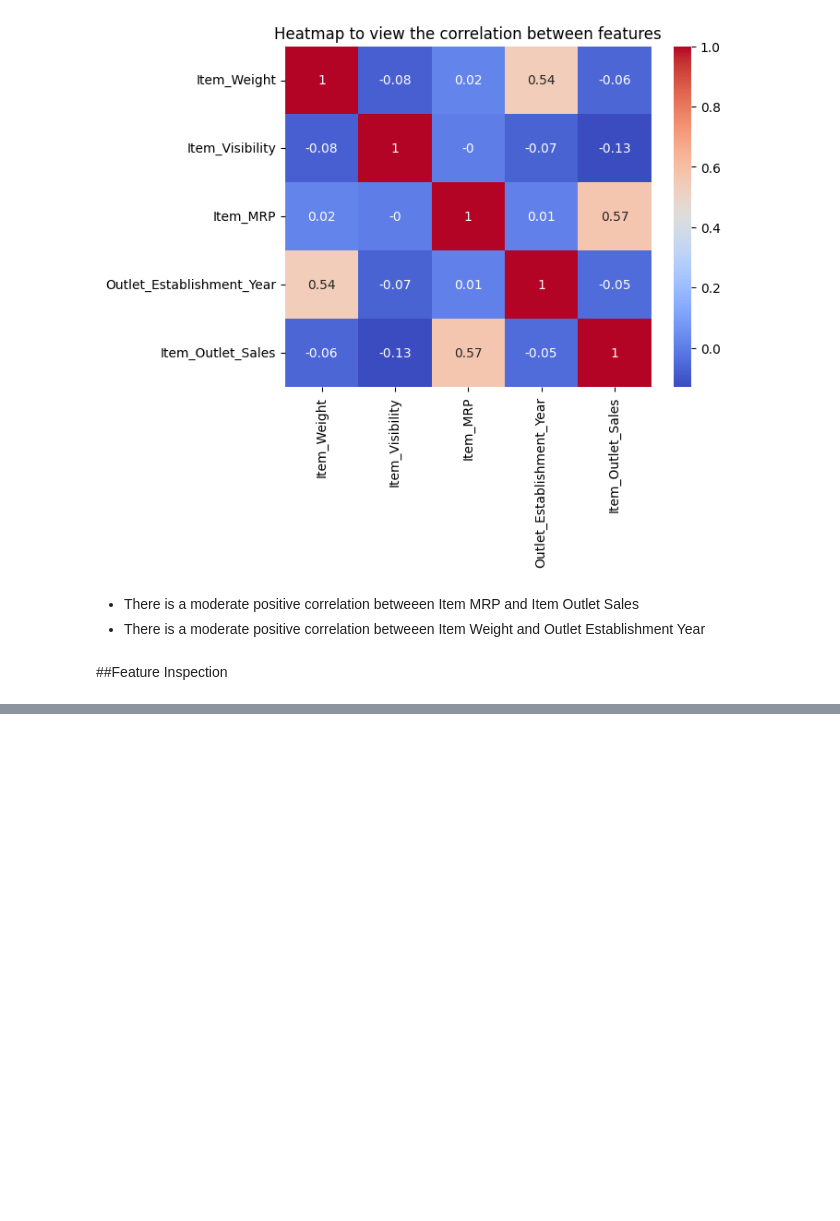
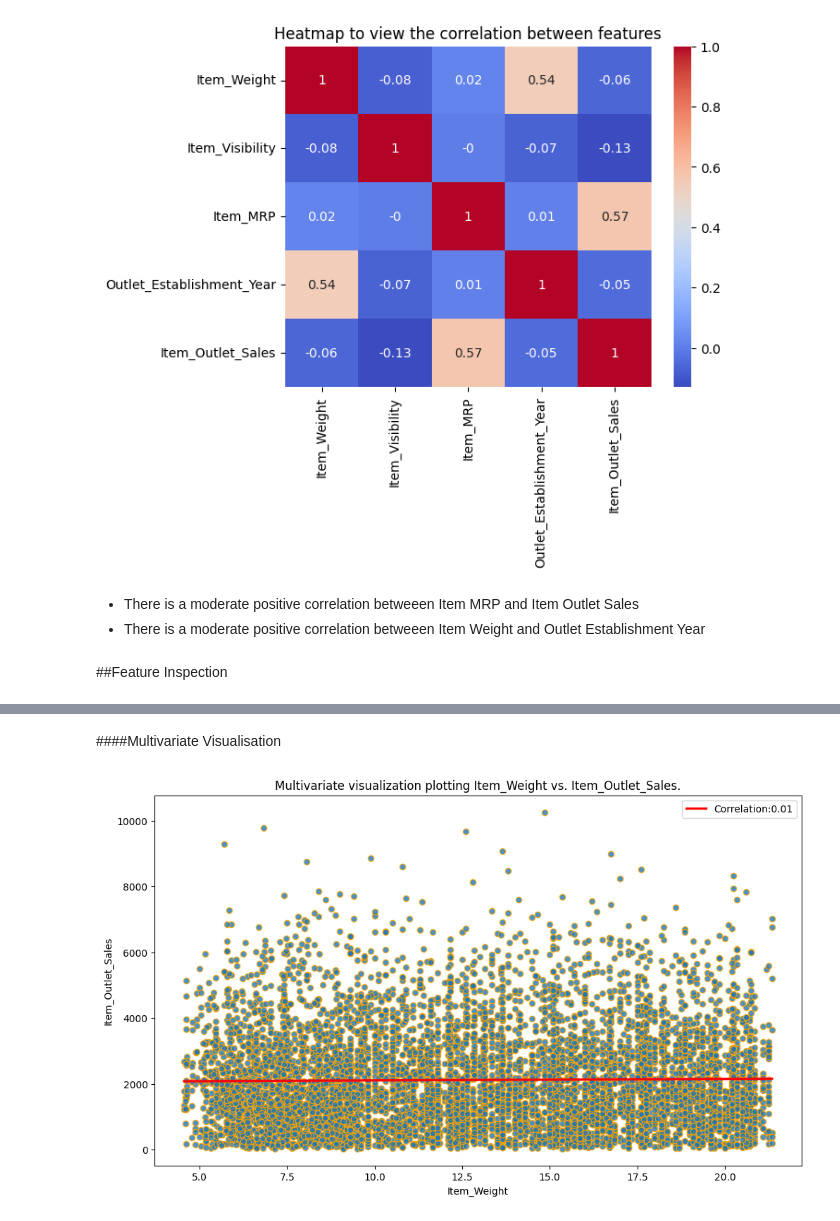
Before and after one commit to UKashNK/Prediction-of-Product-Sales, a Jupyter notebook: Prediction_of_Product_Sales.ipynb, the cells around one changed output, grey strips where cells are left out. Cells and saved outputs as stored; diff of their text form; code cells hidden in the pictures; blank space fills up the shorter version.

```diff
--- a/Prediction_of_Product_Sales.ipynb
+++ b/Prediction_of_Product_Sales.ipynb
@@ -290,0 +400,6 @@ ax.set(title="Heatmap to view the correlation between features");
+# %% [markdown]
+####Multivariate Visualisation
+# %%
+multi_viz(df,"Item_Weight")
+# %% [output]
+[figure, added]
```
Also changed, not shown: parts of 85 cells of this notebook.
